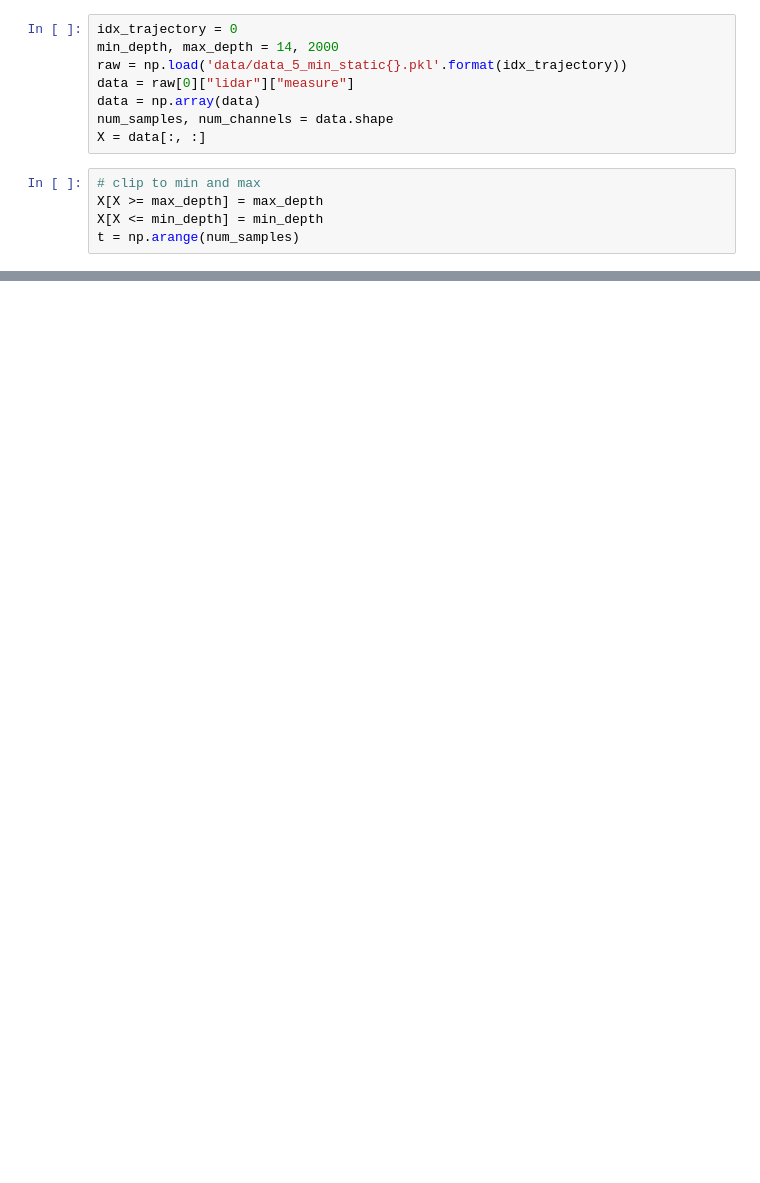
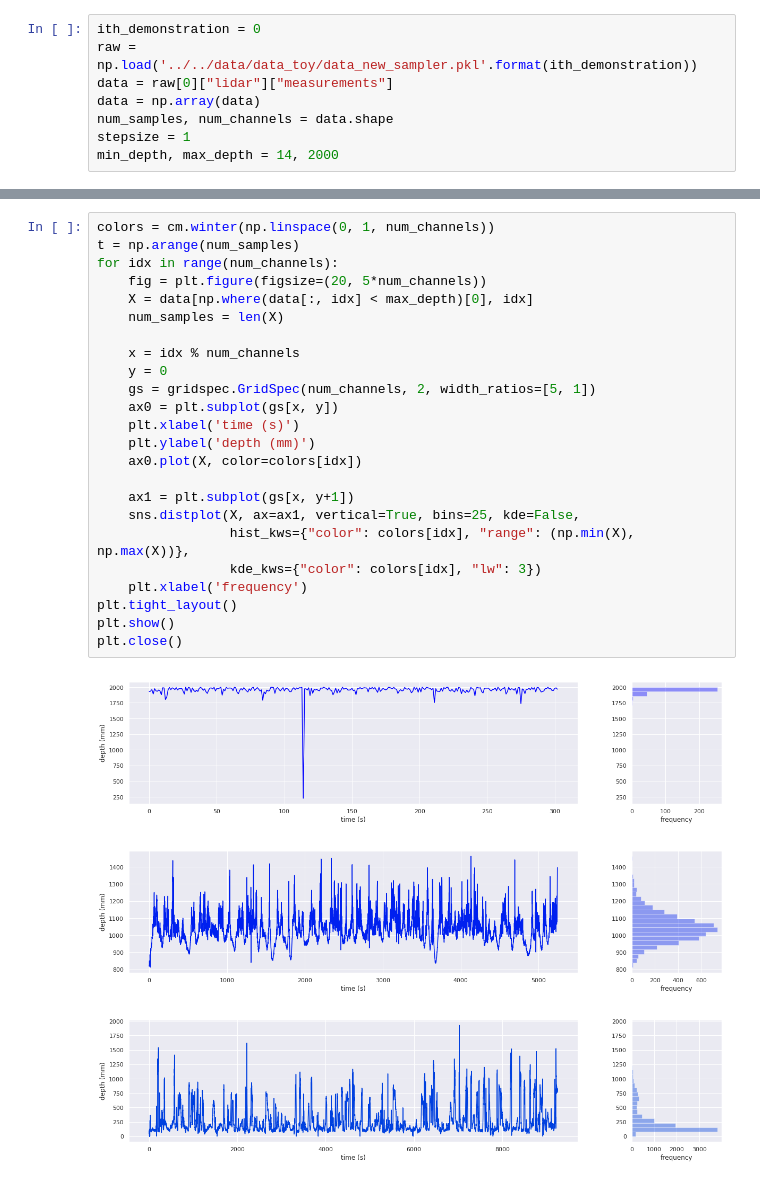
Before and after one commit to georgosgeorgos/DLRC_2018, a Jupyter notebook: experiments/03_visualize_lidar_measurements/lidar_measurements_exploration.ipynb, the cells around one changed output, grey strips where cells are left out. Drawn from its saved outputs; the diff is of its cells as text; blank space fills up the shorter version.

```diff
--- a/experiments/03_visualize_lidar_measurements/lidar_measurements_exploration.ipynb
+++ b/experiments/03_visualize_lidar_measurements/lidar_measurements_exploration.ipynb
@@ -66,13 +138,8 @@ def draw_jointplot(X, out_path, name):
 # %%
-idx_trajectory = 0
-min_depth, max_depth = 14, 2000
-raw = np.load('data/data_5_min_static{}.pkl'.format(idx_trajectory))
-data = raw[0]["lidar"]["measure"]
+ith_demonstration = 0
+raw = np.load('../../data/data_toy/data_new_sampler.pkl'.format(ith_demonstration))
+data = raw[0]["lidar"]["measurements"]
 data = np.array(data)
 num_samples, num_channels = data.shape
-X = data[:, :]
+stepsize = 1
+min_depth, max_depth = 14, 2000
-# %%
-# clip to min and max
-X[X >= max_depth] = max_depth
-X[X <= min_depth] = min_depth
-t = np.arange(num_samples)
@@ -86,0 +146,28 @@ frequency: 1.9933 Hz
+# %%
+colors = cm.winter(np.linspace(0, 1, num_channels))
+t = np.arange(num_samples)
+for idx in range(num_channels):
+    fig = plt.figure(figsize=(20, 5*num_channels))
+    X = data[np.where(data[:, idx] < max_depth)[0], idx]
+    num_samples = len(X)
+
+    x = idx % num_channels
+    y = 0
+    gs = gridspec.GridSpec(num_channels, 2, width_ratios=[5, 1])
+    ax0 = plt.subplot(gs[x, y])
+    plt.xlabel('time (s)')
+    plt.ylabel('depth (mm)')
+    ax0.plot(X, color=colors[idx])
+
+    ax1 = plt.subplot(gs[x, y+1])
+    sns.distplot(X, ax=ax1, vertical=True, bins=25, kde=False,
+                 hist_kws={"color": colors[idx], "range": (np.min(X), np.max(X))},
+                 kde_kws={"color": colors[idx], "lw": 3})
+    plt.xlabel('frequency')
+plt.tight_layout()
+plt.show()
+plt.close()
+# %% [output]
+[figure, added]
+[figure, added]
+[figure, added]
```
Also changed, not shown: parts of 15 cells of this notebook, 1 other file.
